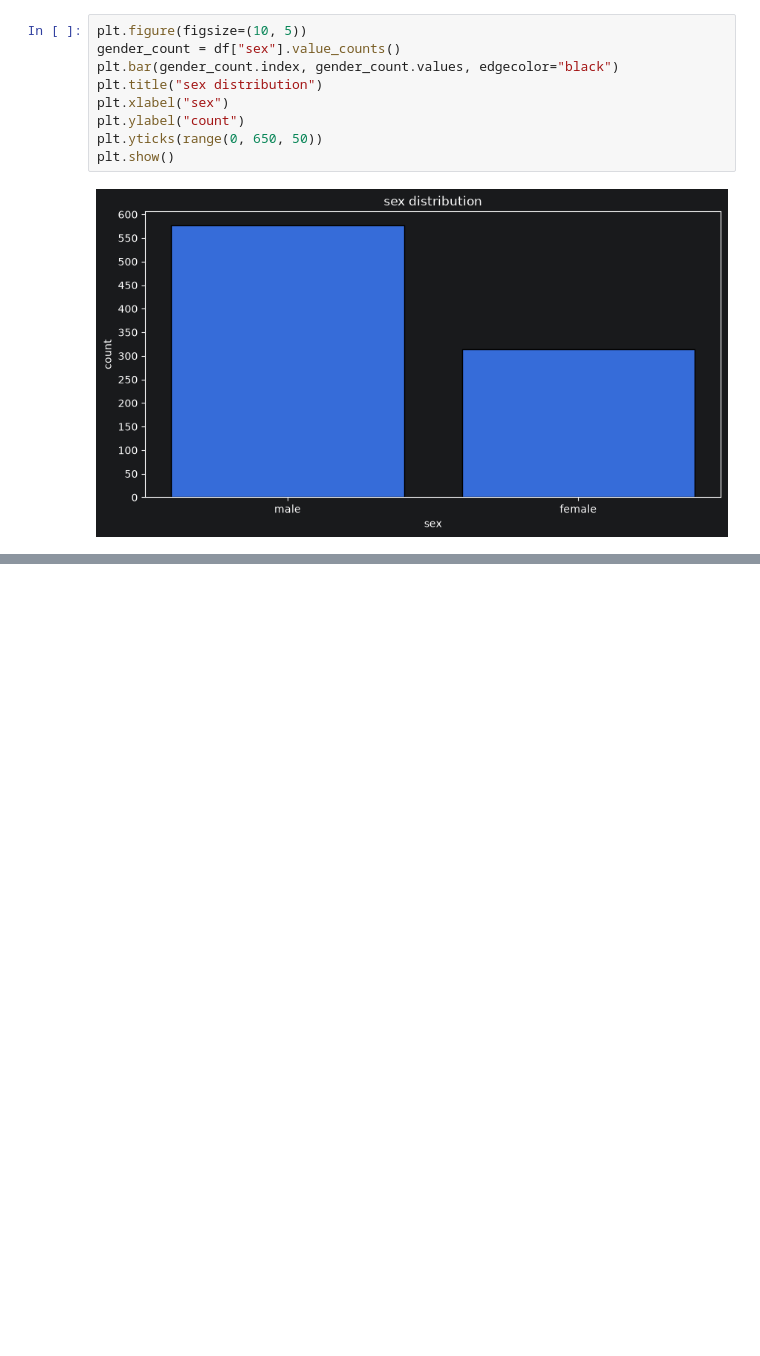
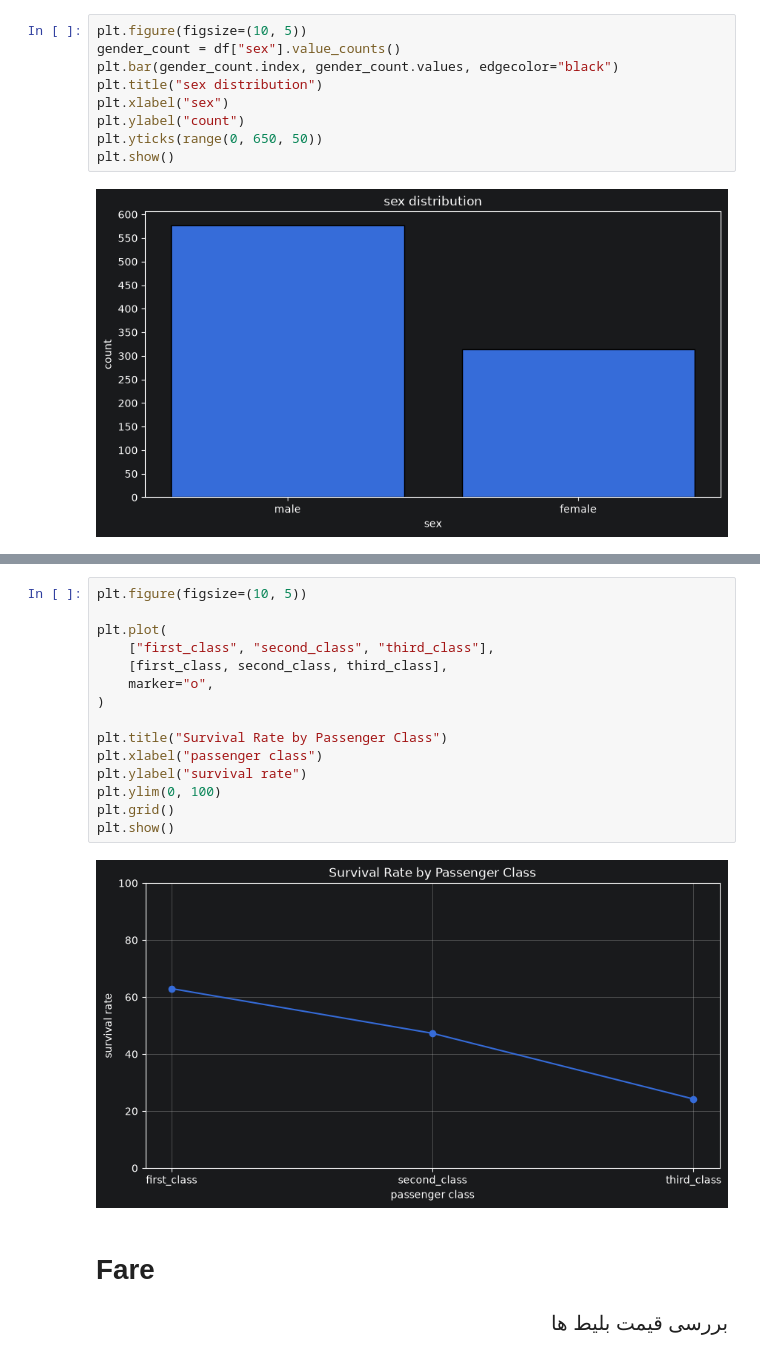
Before and after one commit to Pooriadehghan/Data-Analysis-sample, a Jupyter notebook: j05/taitanic.ipynb, the cells around one changed output, grey strips where cells are left out. Drawn from its saved outputs; the diff is of its cells as text; blank space fills up the shorter version.

```diff
--- a/j05/taitanic.ipynb
+++ b/j05/taitanic.ipynb
@@ -263,0 +384,28 @@ plt.show()
+# %%
+plt.figure(figsize=(10, 5))
+
+plt.plot(
+    ["first_class", "second_class", "third_class"],
+    [first_class, second_class, third_class],
+    marker="o",
+)
+
+plt.title("Survival Rate by Passenger Class")
+plt.xlabel("passenger class")
+plt.ylabel("survival rate")
+plt.ylim(0, 100)
+plt.grid()
+plt.show()
+# %% [output]
+[figure, added]
+# %% [markdown]
+# Fare
+# %% [markdown]
+<div dir="rtl" style="
+    text-align: right;
+    font-size: 20px;
+    line-height: 2;
+    font-family: Tahoma;
+">
+بررسی قیمت بلیط ها
+<div>
```
Also changed, not shown: parts of 47 cells of this notebook.
